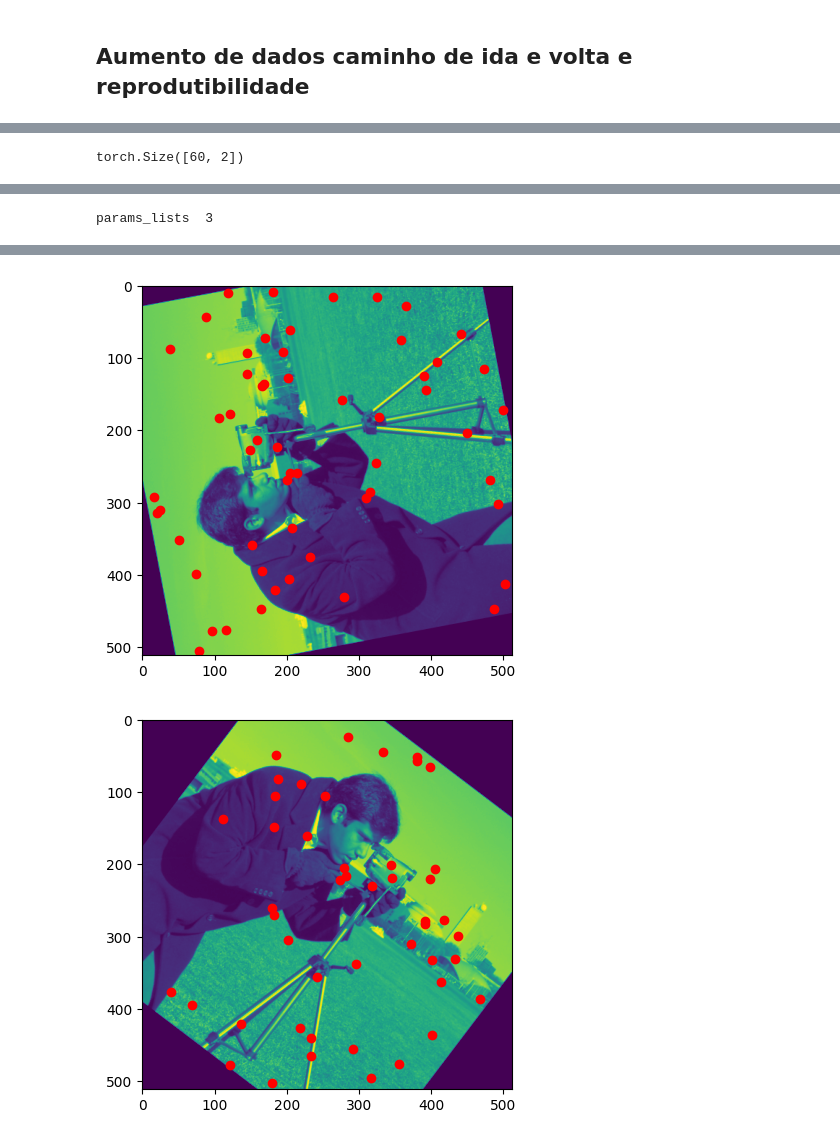
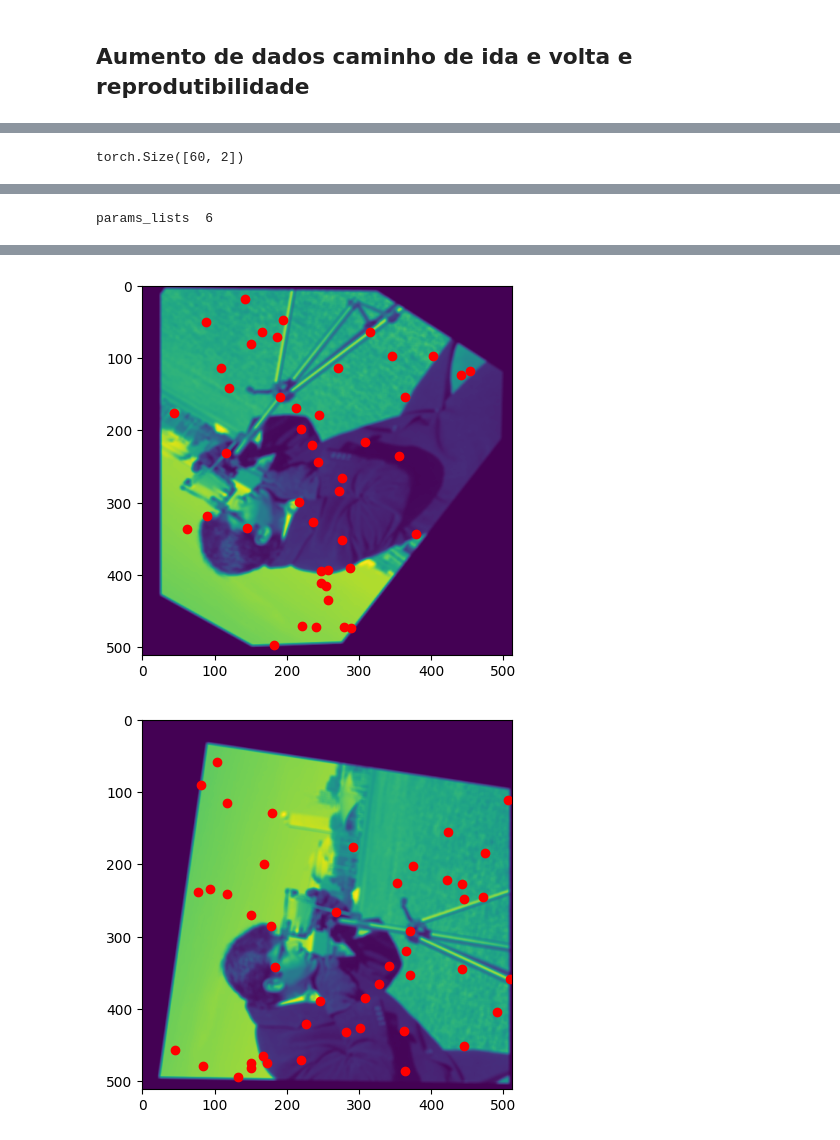
Before and after one commit to binarycode11/singular-points, a Jupyter notebook: bin/kornia-data-augmentation.ipynb, the cells around one changed output, grey strips where cells are left out. Drawn from its saved outputs; the diff is of its cells as text; code cells hidden in the pictures.

```diff
--- a/bin/kornia-data-augmentation.ipynb
+++ b/bin/kornia-data-augmentation.ipynb
@@ -54,8 +54,10 @@ class AugmentationParamsGenerator:
         torch.cuda.manual_seed(0)
 
         aug_list = kornia.augmentation.AugmentationSequential(
-            kornia.augmentation.RandomAffine(degrees=120, translate=0.05, p=1.0),
-            # kornia.augmentation.RandomPerspective(0.05, p=1),
+            kornia.augmentation.RandomAffine(degrees=360, translate=(0.2, 0.2), scale=(0.95, 1.05), shear=10,p=0.8),
+            kornia.augmentation.RandomPerspective(0.1, p=0.7),
+            kornia.augmentation.RandomBoxBlur((5,5),p=0.7),
+            # kornia.augmentation.RandomEqualize(p=0.3),
             data_keys=["input"],
             same_on_batch=True,
             # random_apply=10,
@@ -108,7 +110,7 @@ bbox = torch.tensor([[
 points = generate_random_points((H,W),60).expand(2, -1, -1)
 print(points.shape)
 shape = input.shape
-params_lists =AugmentationParamsGenerator(3,shape)
+params_lists =AugmentationParamsGenerator(6,shape)
 next_item = next(params_lists)
 print(next_item)
 # %% [output]
@@ -156,8 +171,10 @@ def filtrar_keypoints(lista_de_pontos, tensor_mascara):
     return torch.tensor(pontos_filtrados)
 # %%
 aug_list = kornia.augmentation.AugmentationSequential(
-    kornia.augmentation.RandomAffine(degrees=120,translate=0.05,p=1.0),
-    # kornia.augmentation.RandomPerspective(0.05, p=1),
+    kornia.augmentation.RandomAffine(degrees=360, translate=(0.2, 0.2), scale=(0.95, 1.05), shear=10,p=0.8),
+    kornia.augmentation.RandomPerspective(0.1, p=0.7),
+    kornia.augmentation.RandomBoxBlur((5,5),p=0.7),
+    # kornia.augmentation.RandomEqualize(p=0.3),
     data_keys=["input", "mask", "bbox", "keypoints"],
     same_on_batch=True,
     # random_apply=15,
@@ -181 +198 @@ torch.Size([60, 2])
-params_lists  3
+params_lists  6
@@ -185,2 +202,2 @@ params_lists  3
-[figure, old version]
+[figure, new version]
-[figure, old version]
+[figure, new version]
```
Also changed, not shown: parts of 5 cells of this notebook, 21 other files.
